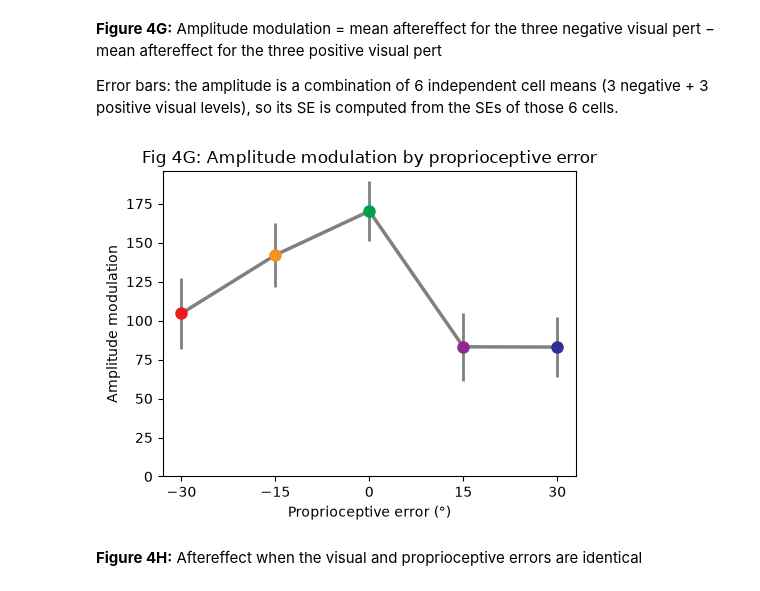
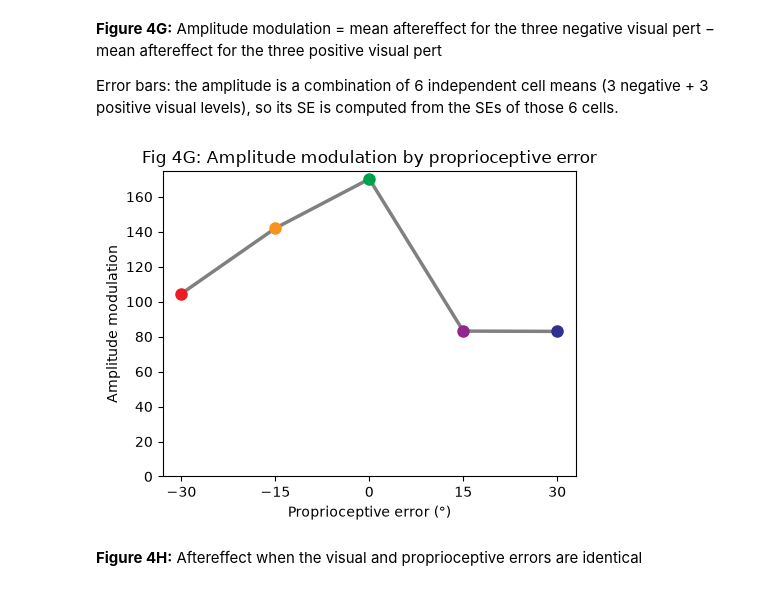
Before and after one commit to ericjin223/hayashi, a Jupyter notebook: eric-analysis.ipynb, the cells around one changed output. Cells and saved outputs as stored; diff of their text form; code cells hidden in the pictures.

```diff
--- a/eric-analysis.ipynb
+++ b/eric-analysis.ipynb
@@ -89,7 +88,7 @@ def compute_aftereffect(force, onset_ms, peak_vel_ms):
     start = max(onset_ms, 0)
     return np.trapezoid(force[start:peak_vel_ms + 1], dx=1) # + 1 so the force AT peak velocity is also included
 
-def plot_force_profiles(ax, trials, group_col, levels, show_se=False):
+def plot_force_profiles(ax, trials, group_col, levels, show_se):
     """
    Plot the mean lateral-force profile for each level of group_col on ax, which is the axes to draw
    """
@@ -103,7 +102,7 @@ def plot_force_profiles(ax, trials, group_col, levels, show_se=False):
         #Plot
         ax.plot(time_ms, mean, color=error_colors[level], lw=2, label=f'{level}°')
         if show_se:
-            ax.fill_between(time_ms, mean - se, mean + se, color=error_colors[level], alpha=0.2, lw=0)
+            ax.errorbar(time_ms, mean, yerr=se, color=error_colors[level], alpha=0.2, lw=0.2)
 
     ax.axhline(0, color='lightgray', lw=0.8, zorder=0)
     ax.set_xlim(-WINDOW_PRE_MS, WINDOW_POST_MS)
@@ -116,9 +115,9 @@ def summarize_aftereffect(trials, group_col):
 # %% [markdown]
 Extracting data from csv:
 # %%
-file_path = "/Users/ericjin/Git_Repository/hayashi/csv-files/Hayashi_P1_Eric.csv"
-# file_path = "/Users/ericjin/Git_Repository/hayashi/csv-files/dusty-hayashi.csv"
-# file_path = "/Users/ericjin/Git_Repository/hayashi/csv-files/yoyo-hayashi.csv"
+file_path = "/Users/ericjin/Git_Repository/hayashi/csv-files/P03.csv"
+# file_path = "/Users/ericjin/Git_Repository/hayashi/csv-files/P01.csv"
+# file_path = "/Users/ericjin/Git_Repository/hayashi/csv-files/P02.csv"
 # %%
 # decodes all of the json strings in the csv file into arrays that are usable in python
 df = pd.read_csv(file_path).map(json_decode)
@@ -267,9 +269,9 @@ fig, axes = plt.subplots(1, len(prop_error_levels), figsize=(17, 3.8), sharey=Tr
 # Figures 4A-E run from +30 to -30. Iterative through each subplot. I use reversed() so it matches the order of Hayashi's graphs
 for ax, prop_error in zip(axes, reversed(prop_error_levels)):
     same_prop = df_clean[df_clean["Prop Error"] == prop_error]
-    plot_force_profiles(ax, same_prop, "Vis Error", vis_error_levels)
+    plot_force_profiles(ax, same_prop, "Vis Error", vis_error_levels, show_se=False) # can add show_se=True to see SE
 
-    ax.set_xlim(-100, WINDOW_POST_MS)
+    ax.set_xlim(-WINDOW_PRE_MS, WINDOW_POST_MS)
     ax.set_title(f"{prop_error}° proprioceptive error", fontsize=10)
 axes[0].set_ylabel("Lateral force (N)")
 axes[2].set_xlabel("Time from movement onset (ms)")
@@ -285,9 +287,9 @@ fig, ax = plt.subplots(figsize=(6, 4.5))
 
 for prop_error in prop_error_levels:
     aftereffect_summary = summarize_aftereffect(df_clean[df_clean["Prop Error"] == prop_error], "Vis Error")
-    ax.errorbar(aftereffect_summary.index, aftereffect_summary["mean"], yerr=aftereffect_summary["se"], fmt="o-",
+    ax.errorbar(vis_error_levels, aftereffect_summary["mean"], yerr=aftereffect_summary["se"], fmt="o-",
     color=prop_error_colors[prop_error],
-    lw=2, ms=6, capsize=0, label=f"{prop_error}°")
+    lw=2, ms=6, label=f"{prop_error}°")
 
 ax.set_xticks(vis_error_levels)
 ax.set_xlabel("Visual error (°)")
@@ -306,42 +314,39 @@ Error bars: the amplitude is a combination of 6 independent cell means (3 negati
 # I first compute amplitude modulation. Group by trials of one prop pert.
 rows = {}
 for prop_error, same_prop in df_clean.groupby("Prop Error"):
-    # Within that one type of prop pert, I group by Visual pert. Separate into Positive and Negative Vis Error then get the aftereffect mean and SE for each Vis Error
-     unit = same_prop.groupby("Vis Error") ['Aftereffect'].agg(['mean', 'sem'])
+    # Within that one type of prop pert, I group by Visual pert. Separate into Positive and Negative Vis Error then get the aftereffect mean for each Vis Error
+     unit = same_prop.groupby("Vis Error")['Aftereffect'].agg(['mean', 'sem'])
      negative = unit[unit.index < 0]
      positive = unit[unit.index > 0]
 
      neg_mean = negative['mean'].mean()
      pos_mean = positive['mean'].mean()
      amplitude = neg_mean - pos_mean
 
-     neg_se_sq = (negative['sem'] ** 2).sum() / (len(negative) ** 2)
-     pos_se_sq = (positive['sem'] ** 2).sum() / (len(positive) ** 2)
-     se = np.sqrt(neg_se_sq + pos_se_sq)
-     rows[prop_error] = {'mean': amplitude, 'se': se}
+     rows[prop_error] = {'mean': amplitude}
 
 amplitude_modulation = pd.DataFrame(rows).T
 
 #Plot
 fig, ax = plt.subplots(figsize=(5, 4))
 ax.plot(amplitude_modulation.index, amplitude_modulation["mean"], color="gray",
 lw=2.5,
 zorder=0)
 for prop_error, row in amplitude_modulation.iterrows():
-    ax.errorbar(prop_error, row["mean"], yerr=row["se"],
+    ax.errorbar(prop_error, row["mean"],
     fmt="o",
     color=prop_error_colors[prop_error],
     ecolor="gray", lw=2, ms=8, capsize=0)
 
 ax.set_xticks(prop_error_levels)
 ax.set_xlabel("Proprioceptive error (°)")
 ax.set_ylabel("Amplitude modulation")
 ax.set_ylim(bottom=0)
 ax.set_title("Fig 4G: Amplitude modulation by proprioceptive error")
 plt.tight_layout()
 plt.show()
 # %% [output]
-[figure, old version]
+[figure, new version]
 # %% [markdown]
 **Figure 4H:** Aftereffect when the visual and proprioceptive errors are identical
 # %%
```
Also changed, not shown: parts of 16 cells of this notebook, 2 other files.
